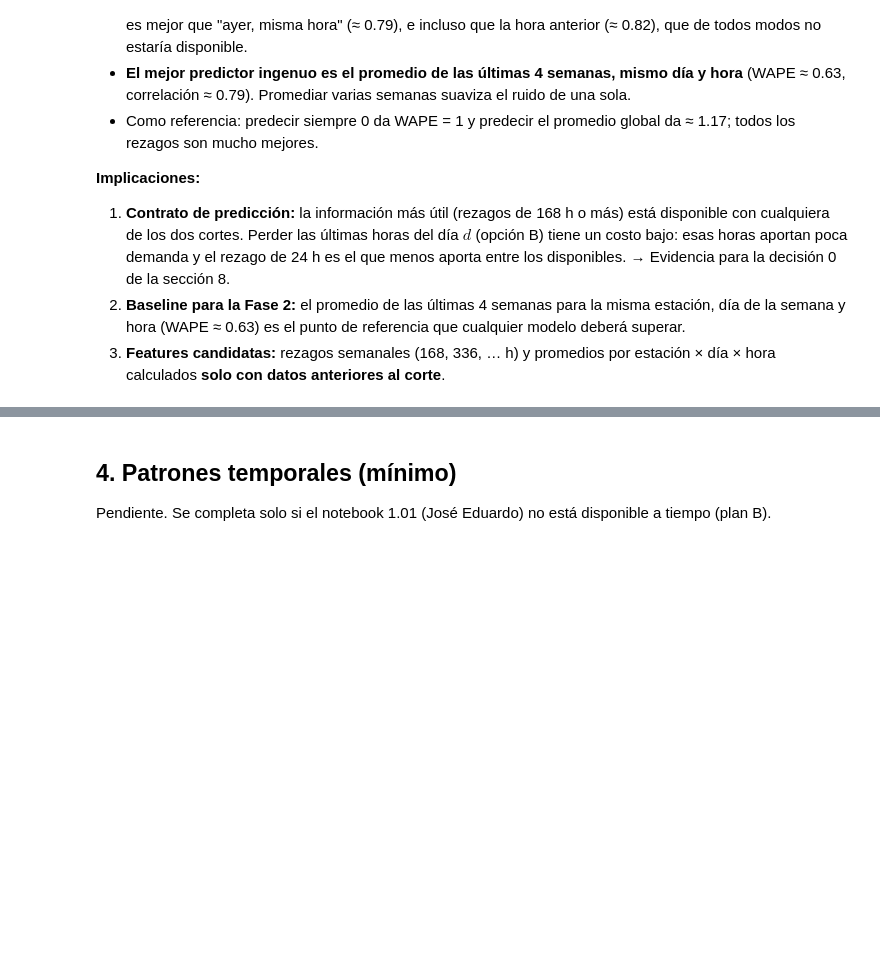
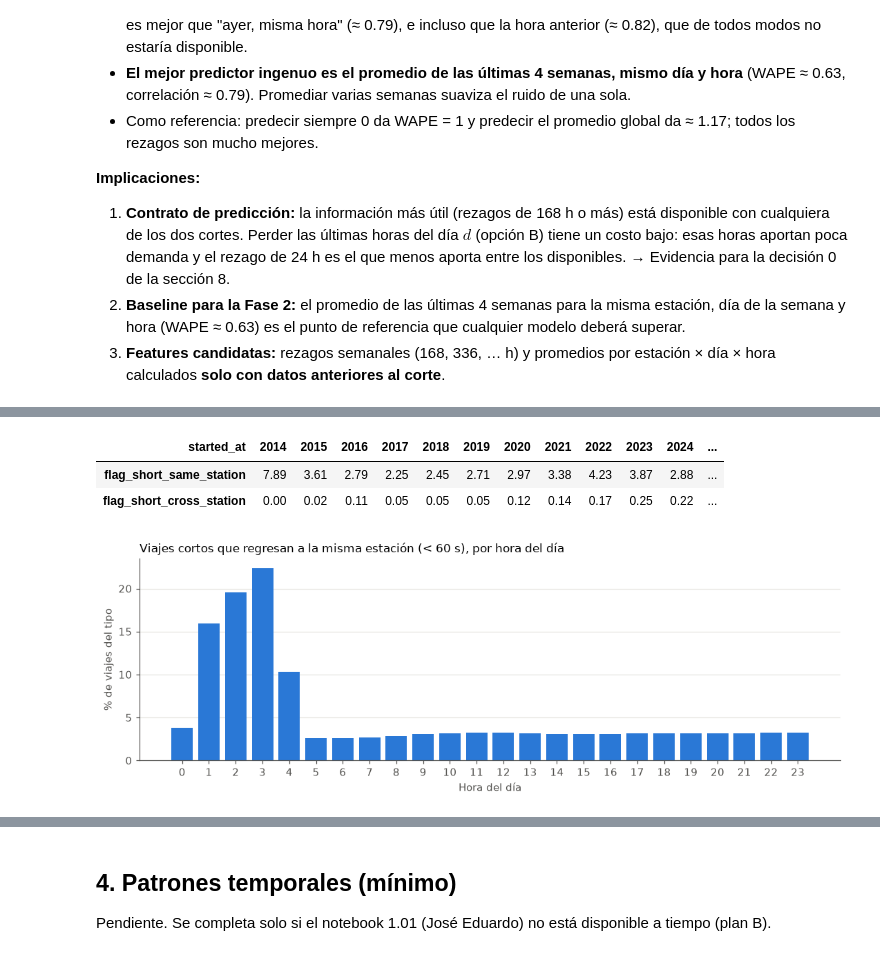
Before and after one commit to LeonardoSantosGrc/MiBici, a Jupyter notebook: notebooks/1.04-lsg-target-integration.ipynb, the cells around one changed output, grey strips where cells are left out. Cells and saved outputs as stored; diff of their text form; code cells hidden in the pictures; blank space fills up the shorter version.

Commit message:
Add short-trip flag sensitivity analysis to integration notebook

```diff
--- a/notebooks/1.04-lsg-target-integration.ipynb
+++ b/notebooks/1.04-lsg-target-integration.ipynb
@@ -504,0 +518,36 @@ plt.show()
+# %%
+from mibici.station_hour import count_departures
+
+# Only the columns needed for the flag analysis (interim trips, read-only)
+flag_columns = ["flag_short_same_station", "flag_short_cross_station"]
+trips = pd.read_parquet(
+    INTERIM_DATA_DIR / "trips",
+    columns=["started_at", "origin_station_id", "destination_station_id", *flag_columns],
+)
+
+# Share of flagged trips (%) per year: is it stable over time?
+by_year = trips.groupby(trips["started_at"].dt.year)[flag_columns].mean().mul(100).round(2)
+by_year.T
+# %% [output]
+| started_at | 2014 | 2015 | 2016 | 2017 | 2018 | 2019 | 2020 | 2021 | 2022 | 2023 | 2024 | ... |
+| flag_short_same_station | 7.89 | 3.61 | 2.79 | 2.25 | 2.45 | 2.71 | 2.97 | 3.38 | 4.23 | 3.87 | 2.88 | ... |
+| flag_short_cross_station | 0.00 | 0.02 | 0.11 | 0.05 | 0.05 | 0.05 | 0.12 | 0.14 | 0.17 | 0.25 | 0.22 | ... |
+# %%
+# Share of short same-station trips by hour of day (whole history)
+by_hour = trips.groupby(trips["started_at"].dt.hour)["flag_short_same_station"].mean() * 100
+
+fig, ax = plt.subplots(figsize=(10, 3.6))
+ax.bar(by_hour.index, by_hour.values, width=0.8, color=SERIES)
+ax.set_xticks(range(24))
+ax.set_xlabel("Hora del día")
+ax.set_ylabel("% de viajes del tipo")
+ax.set_title(
+    "Viajes cortos que regresan a la misma estación (< 60 s), por hora del día",
+    loc="left",
+    fontsize=11,
+)
+fig.tight_layout()
+fig.savefig(FIGURES_DIR / "1.04-lsg-short-same-station-by-hour.png", dpi=150)
+plt.show()
+# %% [output]
+[figure, added]
```
Also changed, not shown: parts of 6 cells of this notebook, 1 other file.
